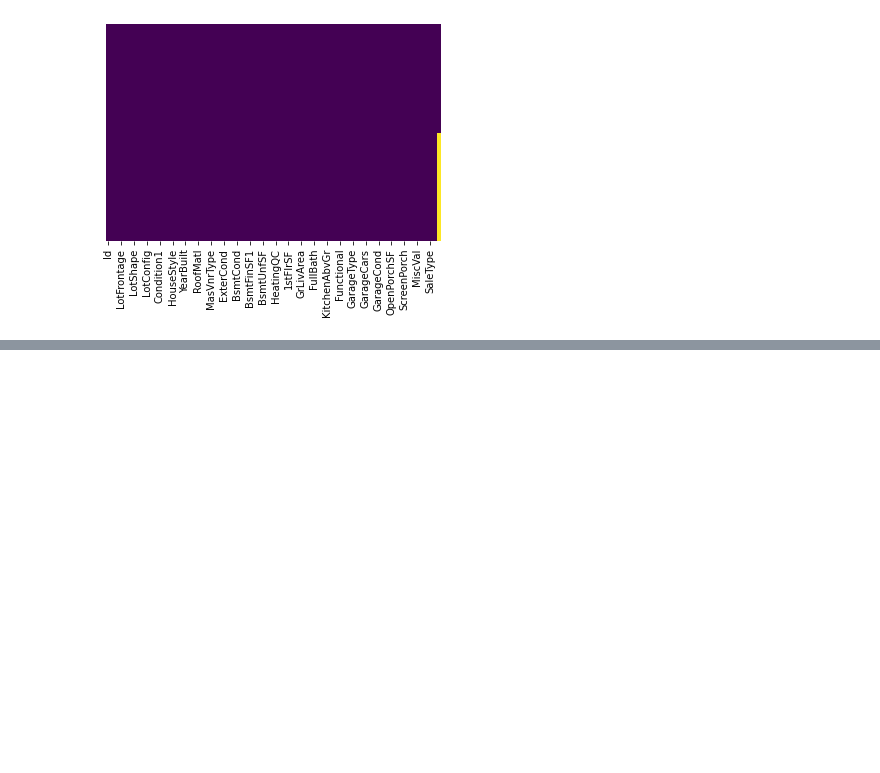
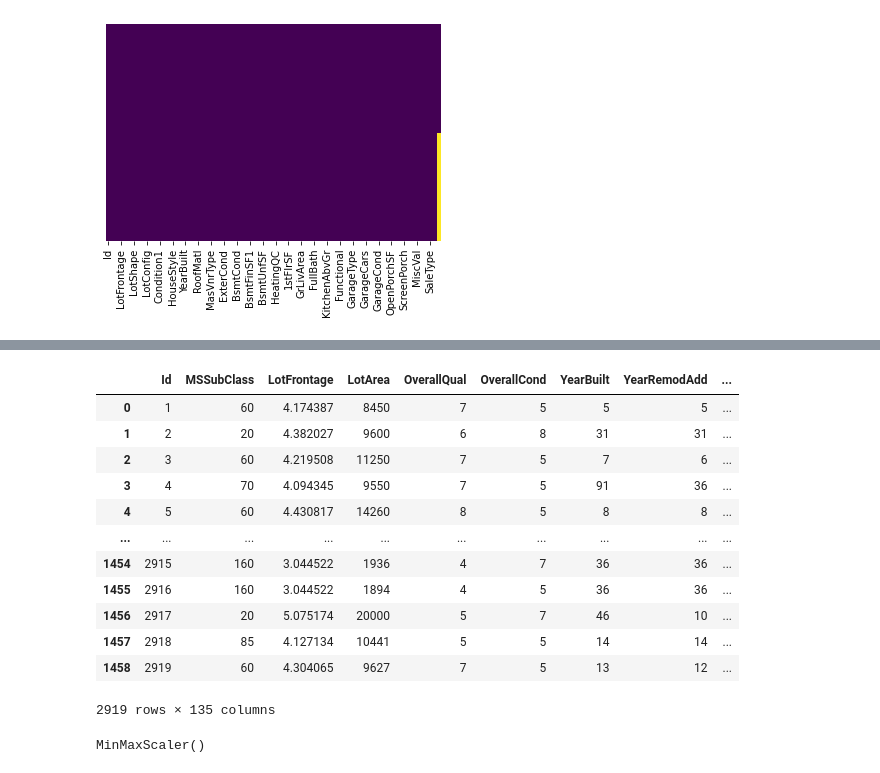
Before and after one commit to Md-Nur/House-Prices---Advanced-Regression-Techniques, a Jupyter notebook: dataAnalysis.ipynb, the cells around one changed output, grey strips where cells are left out. Saved outputs shown, nothing was run; the diff lists cells and outputs as text; code cells hidden in the pictures; blank space fills up the shorter version.

```diff
--- a/dataAnalysis.ipynb
+++ b/dataAnalysis.ipynb
@@ -229,0 +370,23 @@ sns.heatmap(dataset.isnull(),yticklabels=False,cbar=False,cmap='viridis')
+# %%
+dataset
+# %% [output]
+|  | Id | MSSubClass | LotFrontage | LotArea | OverallQual | OverallCond | YearBuilt | YearRemodAdd | ... |
+| 0 | 1 | 60 | 4.174387 | 8450 | 7 | 5 | 5 | 5 | ... |
+| 1 | 2 | 20 | 4.382027 | 9600 | 6 | 8 | 31 | 31 | ... |
+| 2 | 3 | 60 | 4.219508 | 11250 | 7 | 5 | 7 | 6 | ... |
+| 3 | 4 | 70 | 4.094345 | 9550 | 7 | 5 | 91 | 36 | ... |
+| 4 | 5 | 60 | 4.430817 | 14260 | 8 | 5 | 8 | 8 | ... |
+| ... | ... | ... | ... | ... | ... | ... | ... | ... | ... |
+| 1454 | 2915 | 160 | 3.044522 | 1936 | 4 | 7 | 36 | 36 | ... |
+| 1455 | 2916 | 160 | 3.044522 | 1894 | 4 | 5 | 36 | 36 | ... |
+| 1456 | 2917 | 20 | 5.075174 | 20000 | 5 | 7 | 46 | 10 | ... |
+| 1457 | 2918 | 85 | 4.127134 | 10441 | 5 | 5 | 14 | 14 | ... |
+| 1458 | 2919 | 60 | 4.304065 | 9627 | 7 | 5 | 13 | 12 | ... |
+2919 rows × 135 columns
+# %%
+scalerFeature = [f for f in dataset.columns if f!= 'Id' and f!= 'SalePrice']
+from sklearn.preprocessing import MinMaxScaler
+scaler = MinMaxScaler()
+scaler.fit(dataset[scalerFeature])
+# %% [output]
+MinMaxScaler()
```
Also changed, not shown: parts of 32 cells of this notebook.
